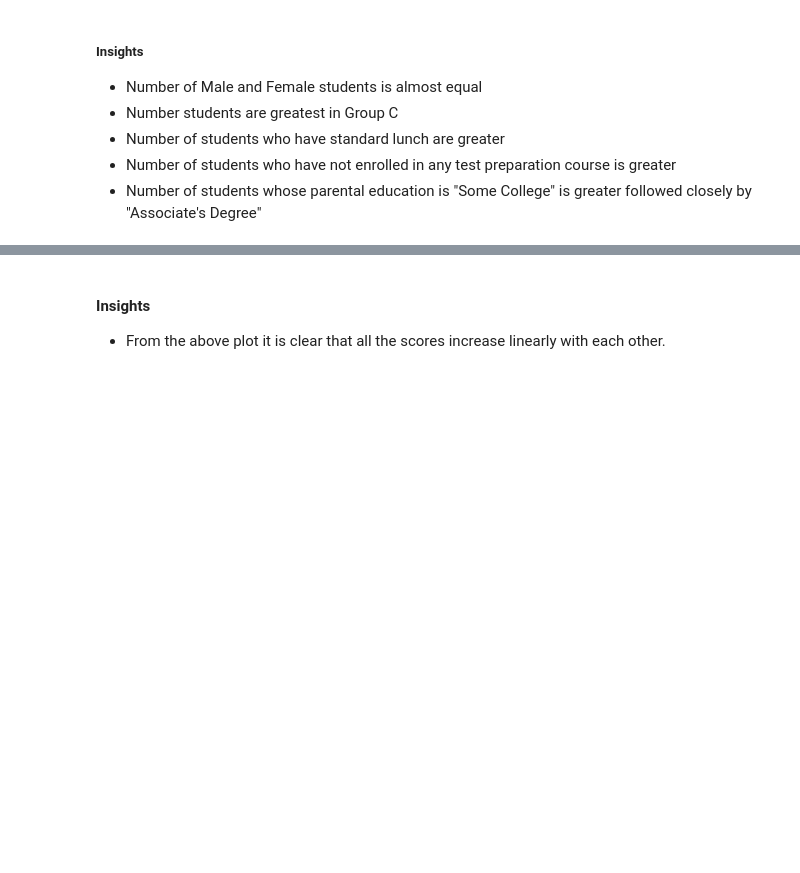
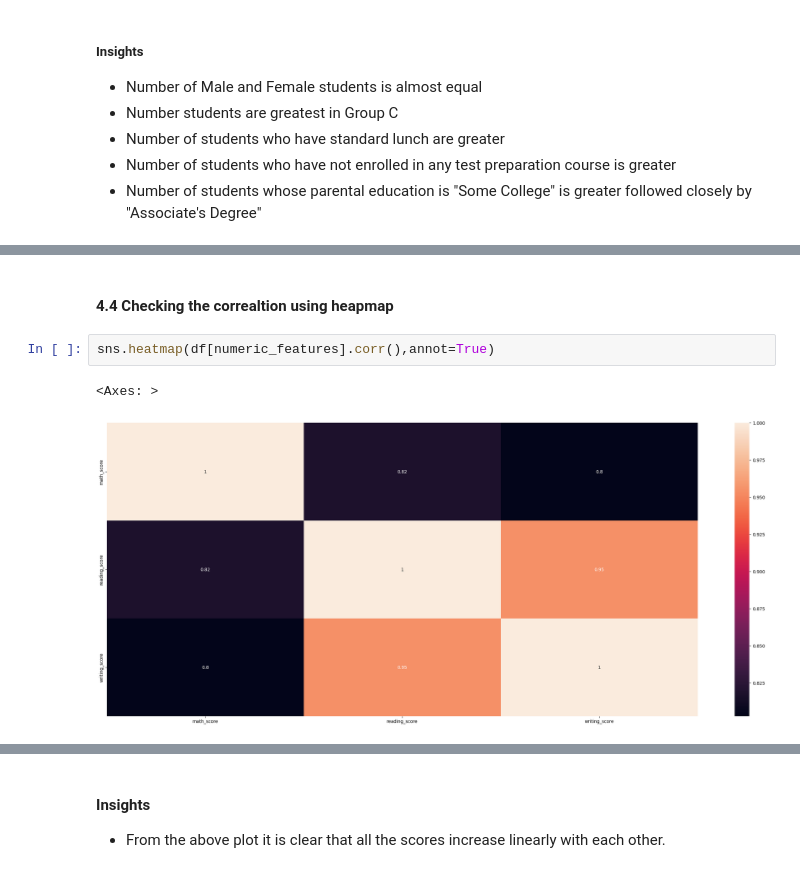
Before and after one commit to moniishms/ML_Project, a Jupyter notebook: notebook/1 . EDA STUDENT PERFORMANCE .ipynb, the cells around one changed output, grey strips where cells are left out. Saved outputs shown, nothing was run; the diff lists cells and outputs as text; blank space fills up the shorter version.

```diff
--- a/notebook/1 . EDA STUDENT PERFORMANCE .ipynb
+++ b/notebook/1 . EDA STUDENT PERFORMANCE .ipynb
@@ -601,0 +425,7 @@ plt.show()
+# %% [markdown]
+#### 4.4 Checking the correaltion using heapmap
+# %%
+sns.heatmap(df[numeric_features].corr(),annot=True)
+# %% [output]
+<Axes: >
+[figure, added]
```
Also changed, not shown: parts of 50 cells of this notebook.
